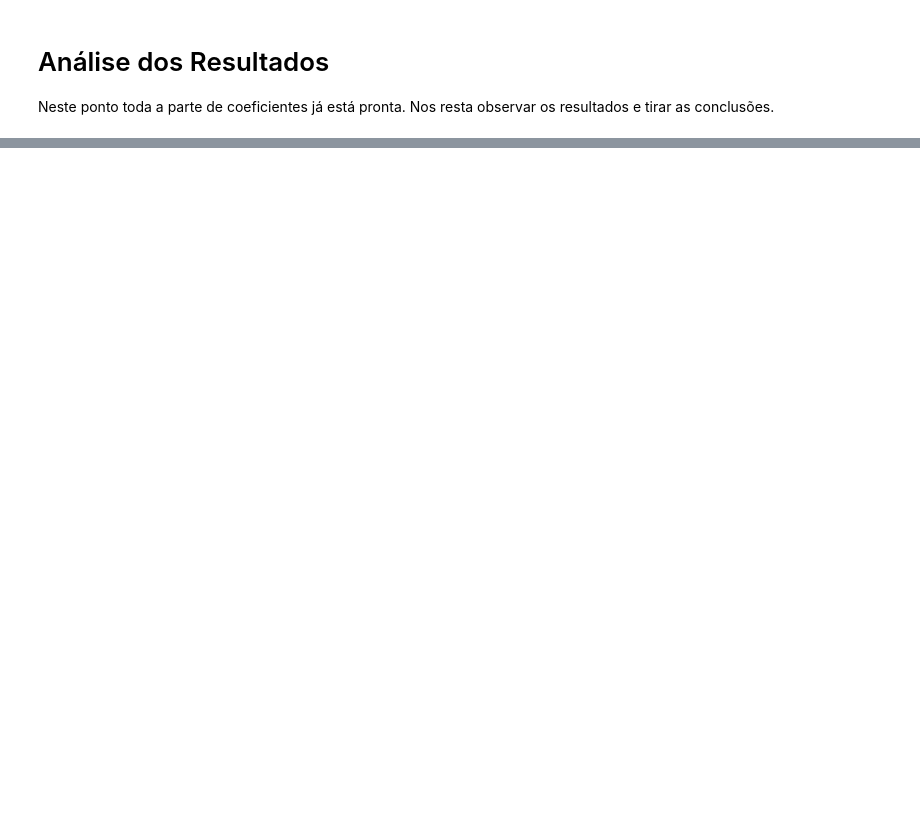
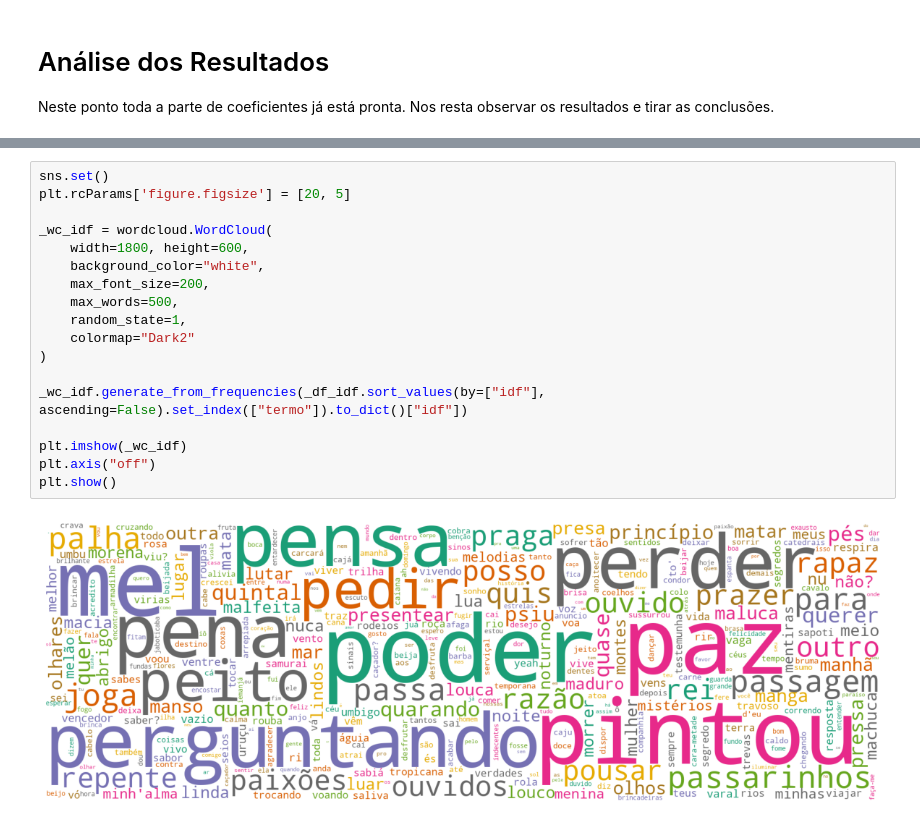
Before and after one commit to fernandodrg/meus-estudos, a Jupyter notebook: nlp-tf-idf.ipynb, the cells around one changed output, grey strips where cells are left out. Drawn from its saved outputs; the diff is of its cells as text; blank space fills up the shorter version.

```diff
--- a/nlp-tf-idf.ipynb
+++ b/nlp-tf-idf.ipynb
@@ -284,0 +324,20 @@ plt.show()
+# %%
+sns.set()
+plt.rcParams['figure.figsize'] = [20, 5]
+
+_wc_idf = wordcloud.WordCloud(
+    width=1800, height=600,
+    background_color="white",
+    max_font_size=200,
+    max_words=500,
+    random_state=1,
+    colormap="Dark2"
+)
+
+_wc_idf.generate_from_frequencies(_df_idf.sort_values(by=["idf"], ascending=False).set_index(["termo"]).to_dict()["idf"])
+
+plt.imshow(_wc_idf)
+plt.axis("off")
+plt.show()
+# %% [output]
+[figure, added]
```
Also changed, not shown: parts of 21 cells of this notebook, 1 other file.
